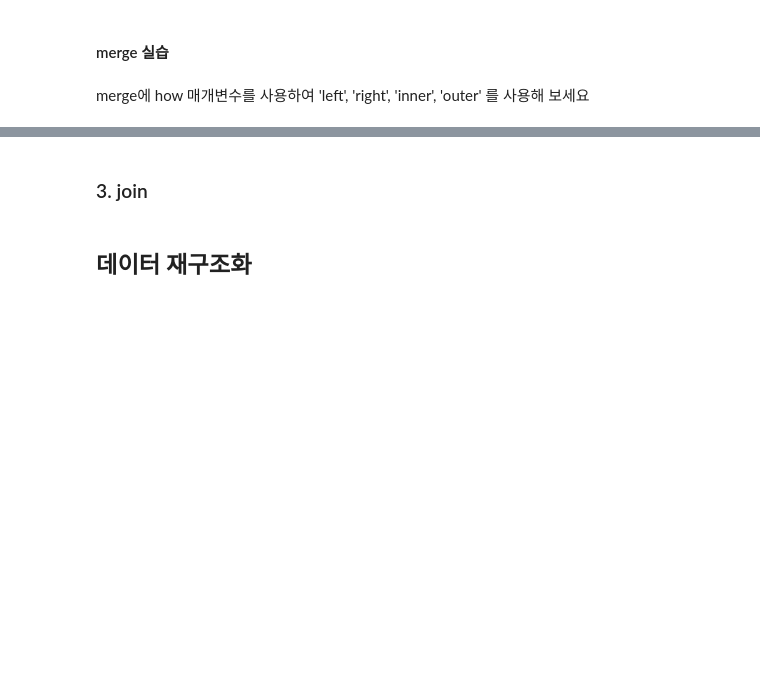
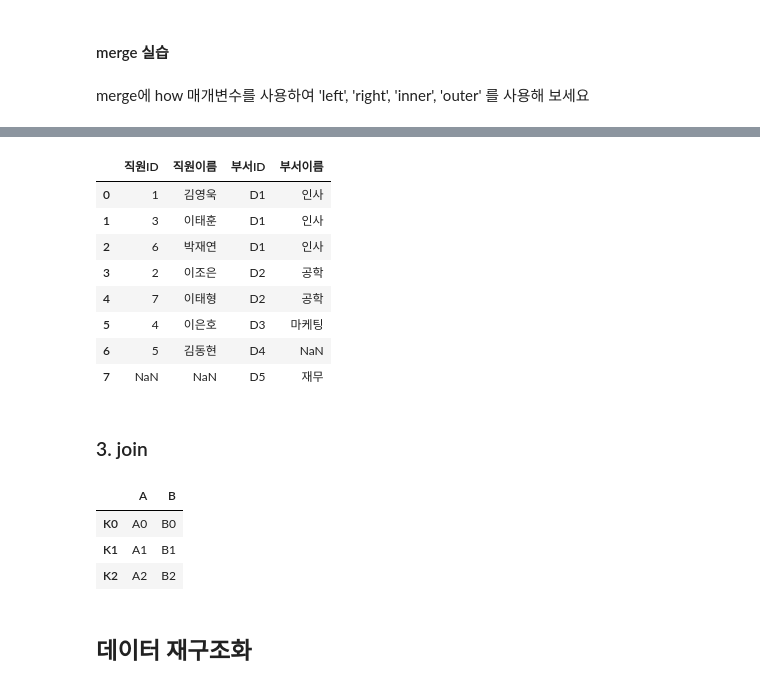
Before and after one commit to Minchae128/Practice_Python, a Jupyter notebook: 10. 11일차(240416)/2. 실습/파이썬 판다스_2일차.ipynb, the cells around one changed output, grey strips where cells are left out. Cells and saved outputs as stored; diff of their text form; code cells hidden in the pictures; blank space fills up the shorter version.

```diff
--- a/10. 11일차(240416)/2. 실습/파이썬 판다스_2일차.ipynb
+++ b/10. 11일차(240416)/2. 실습/파이썬 판다스_2일차.ipynb
@@ -457,3 +526,17 @@ import pandas as pd
+# %%
+merged_outer = pd.merge(직원, 부서, on='부서ID', how='outer')
+
+merged_outer
+# %% [output]
+|  | 직원ID | 직원이름 | 부서ID | 부서이름 |
+| 0 | 1 | 김영욱 | D1 | 인사 |
+| 1 | 3 | 이태훈 | D1 | 인사 |
+| 2 | 6 | 박재연 | D1 | 인사 |
+| 3 | 2 | 이조은 | D2 | 공학 |
+| 4 | 7 | 이태형 | D2 | 공학 |
+| 5 | 4 | 이은호 | D3 | 마케팅 |
+| 6 | 5 | 김동현 | D4 | NaN |
+| 7 | NaN | NaN | D5 | 재무 |
 # %% [markdown]
 ### 3. join
 # %%
@@ -462,6 +545,14 @@ df1 = pd.DataFrame({'A': ['A0', 'A1', 'A2']},
 
 df2 = pd.DataFrame({'B': ['B0', 'B1', 'B2']},
                   index=['K0', 'K1', 'K2'])
+# %%
+result = df1.join(df2)
+result
+# %% [output]
+|  | A | B |
+| K0 | A0 | B0 |
+| K1 | A1 | B1 |
+| K2 | A2 | B2 |
 # %% [markdown]
 ## 데이터 재구조화
 # %% [markdown]
```
Also changed, not shown: parts of 15 cells of this notebook.
